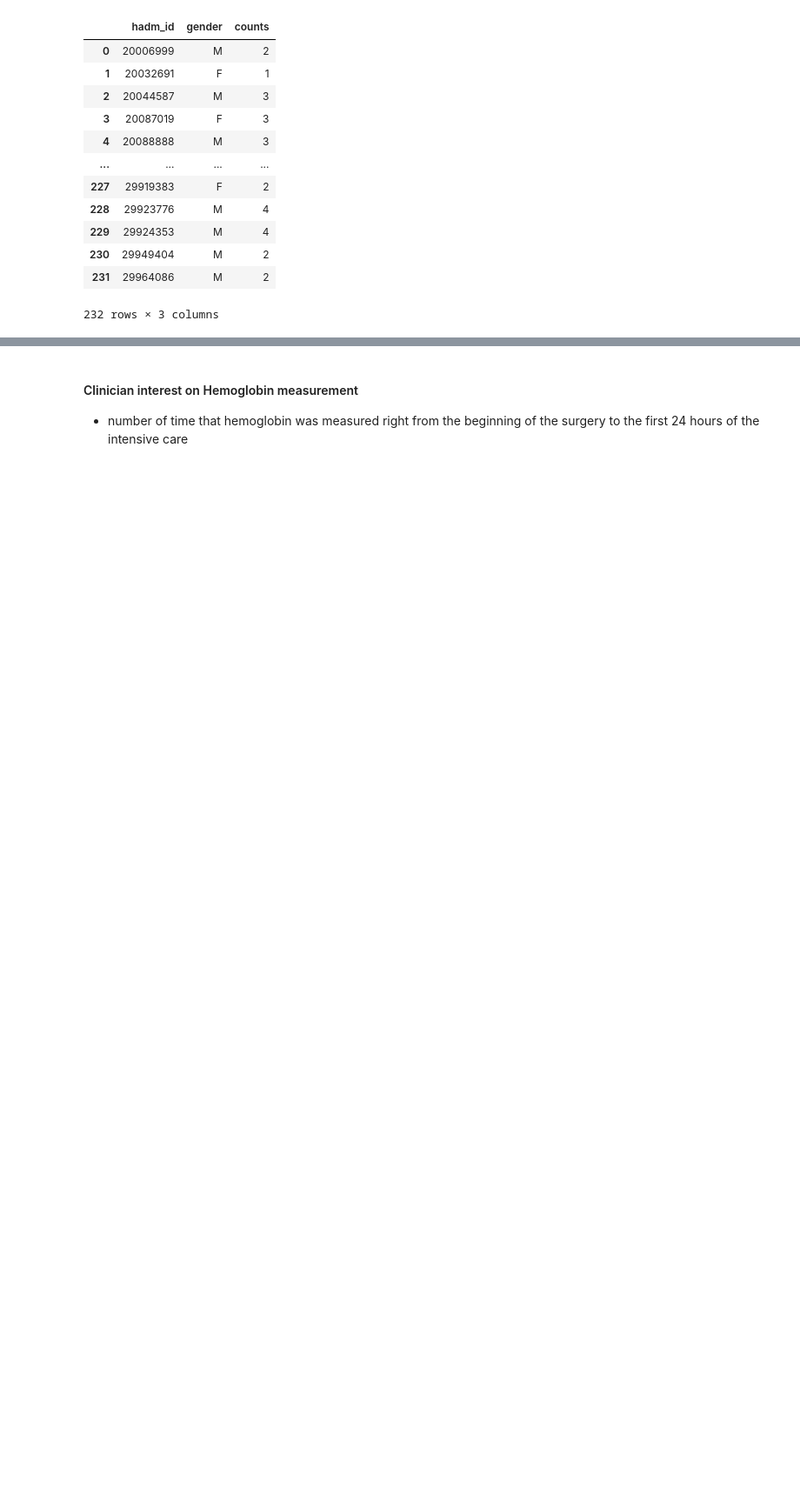
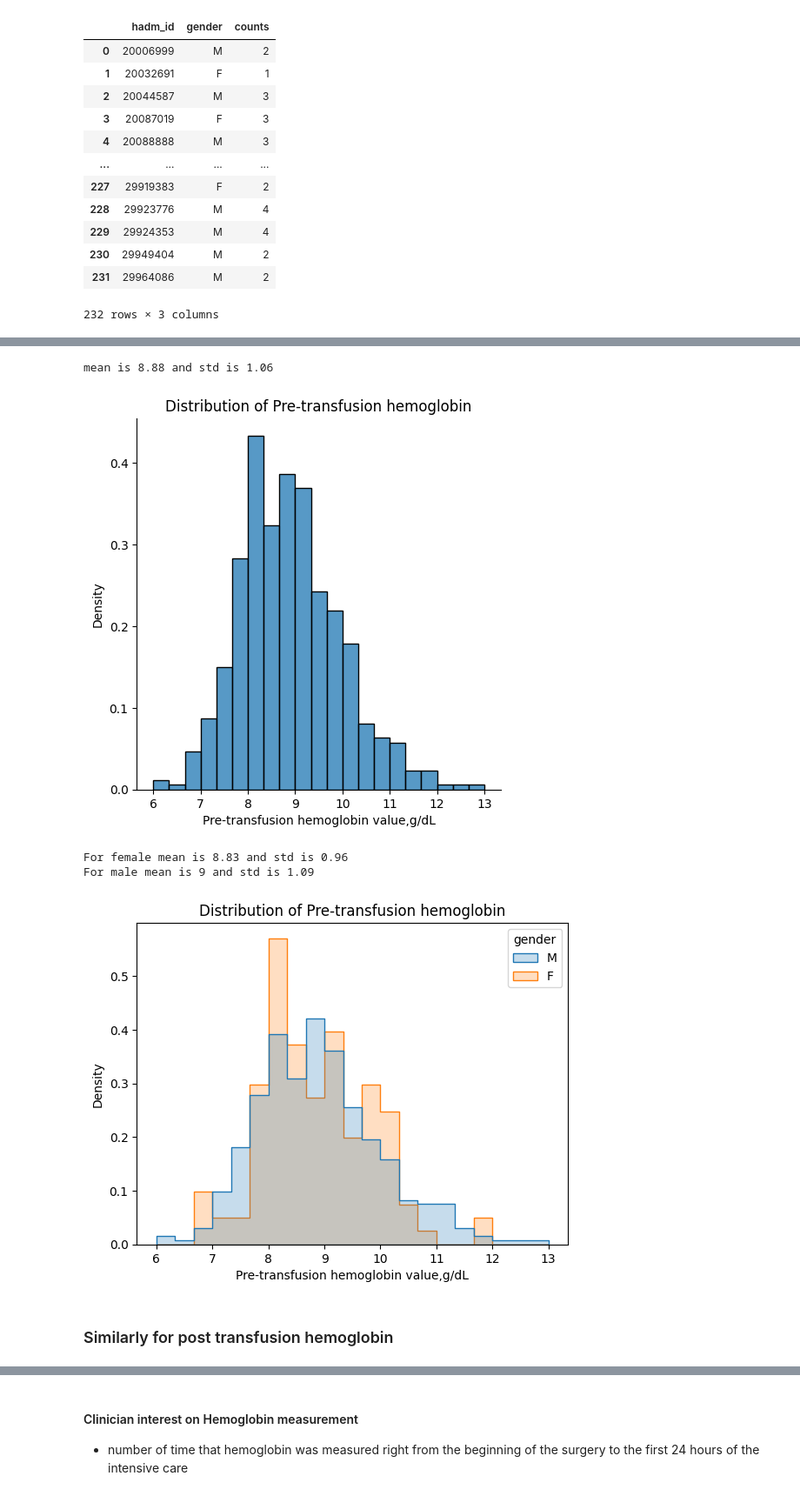
Before and after one commit to lily214754/MIMIC, a Jupyter notebook: EDA/MIMIC_EDA.ipynb, the cells around one changed output, grey strips where cells are left out. Shown at 87% size. Saved outputs shown, nothing was run; the diff lists cells and outputs as text; code cells hidden in the pictures; blank space fills up the shorter version.

```diff
--- a/EDA/MIMIC_EDA.ipynb
+++ b/EDA/MIMIC_EDA.ipynb
@@ -619,0 +255,9 @@ get_EDA(hemoglobin,"Hemoglobin")
+# %%
+# looking detail
+a1 = df['hadm_id'] ==20654667
+b1 = df['blood_transfusion_starttime']== '2119-02-04T16:30:00'
+
+
+df_strange = df.loc[(a1 & b1)].rename(columns={'valuenum':'pre_transfusion',"charttime": "charttime_before", "starttime": "blood_transfusion_starttime"})
+
+df_strange
@@ -619,0 +282,7 @@ get_EDA(hemoglobin,"Hemoglobin")
+# %%
+df_removed = df_strange.iloc[[0]]
+df.drop(df_removed.index, axis=0,inplace=True)
+pre_transfusion_pd =df
+# %%
+pre_transfusion_pd = pre_transfusion_pd.rename(columns={'valuenum':'pre_transfusion',"charttime": "charttime_before", "starttime": "blood_transfusion_starttime"})
+pre_transfusion_pd[['hadm_id', 'gender', 'description', 'pre_transfusion', 'valueuom', 'charttime_before', 'blood_transfusion_starttime', 'labevent_before_tranfusion_diff_min']]
@@ -619,0 +303,35 @@ get_EDA(hemoglobin,"Hemoglobin")
+# %%
+def get_hemoglobin_distribution(hemoglobin,name):
+
+    sns.displot(data=hemoglobin, x="pre_transfusion", stat="density")
+    print(f'mean is {round(np.mean(hemoglobin.pre_transfusion.values),2)} and std is {round(np.std(hemoglobin.pre_transfusion.values),2)}')
+
+    plt.title('Distribution of Pre-transfusion hemoglobin')
+    plt.xlabel('Pre-transfusion hemoglobin value,g/dL')
+    plt.ylabel('Density')
+    #plt.savefig(f'labevent_plots/{name}_Distribution_of_Pre-transfusion_hemoglobin.png')
+    plt.show()
+
+    sns.histplot(hemoglobin, x="pre_transfusion", hue="gender", element="step",
+    stat="density", common_norm=False,)
+    female = hemoglobin.loc[hemoglobin['gender'] =='F']
+    male = hemoglobin.loc[hemoglobin['gender'] =='M']
+    print(f'For female mean is {round(np.mean(female.pre_transfusion.values),2)} and std is {round(np.std(female.pre_transfusion.values),2)}')
+    print(f'For male mean is {round(np.mean(male.pre_transfusion.values))} and std is {round(np.std(male.pre_transfusion.values),2)}')
+
+    plt.title('Distribution of Pre-transfusion hemoglobin')
+    plt.xlabel('Pre-transfusion hemoglobin value,g/dL')
+    plt.ylabel('Density')
+
+    #plt.savefig(f'labevent_plots/{name}_Distribution_of_Post-transfusion_hemoglobin_gender.png')
+    plt.show()
+# %%
+get_hemoglobin_distribution(pre_transfusion_pd,'MIMIC')
+# %% [output]
+mean is 8.88 and std is 1.06
+[figure, added]
+For female mean is 8.83 and std is 0.96
+For male mean is 9 and std is 1.09
+[figure, added]
+# %% [markdown]
+### Similarly for post transfusion hemoglobin
```
Also changed, not shown: parts of 125 cells of this notebook, 5 other files.
